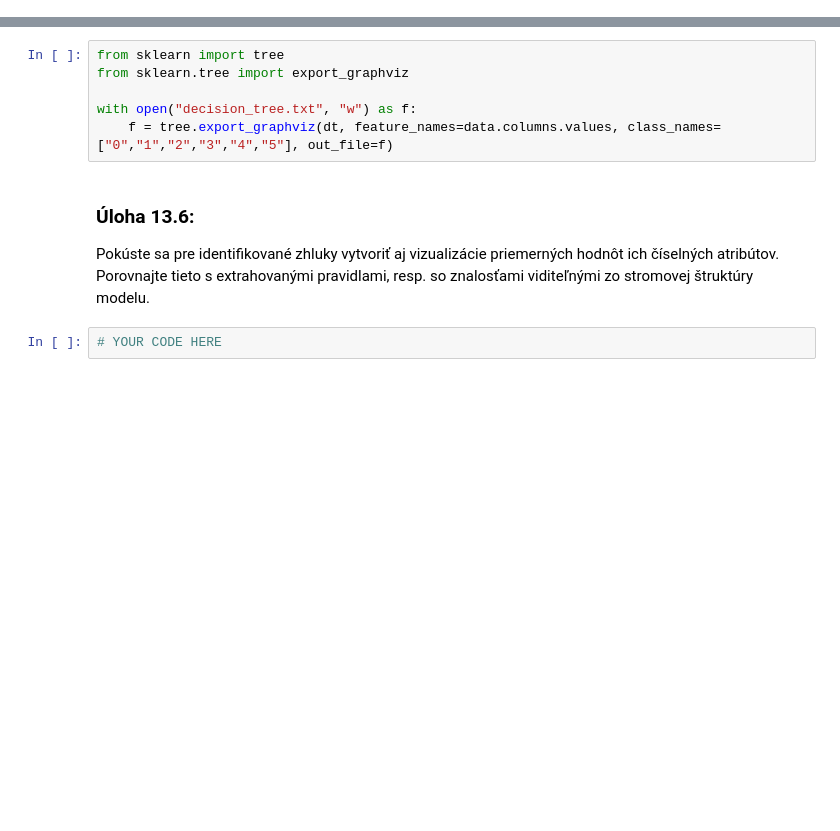
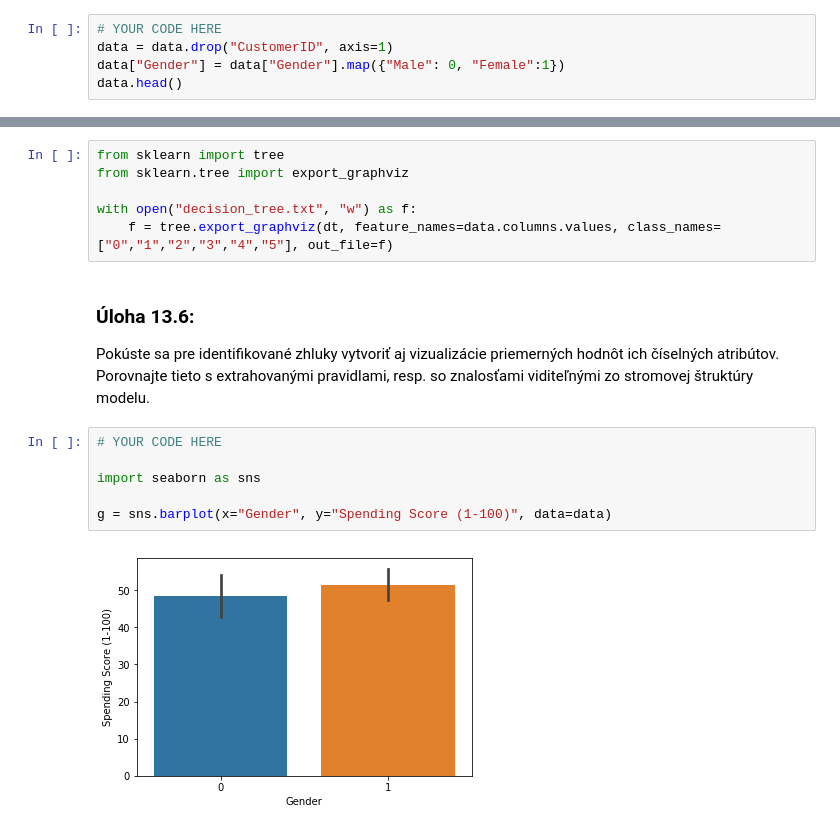
Before and after one commit to sarny/WDA-Kosice, a Jupyter notebook: 14/notebooks/clustering2.ipynb, the cells around one changed output, grey strips where cells are left out. Drawn from its saved outputs; the diff is of its cells as text; blank space fills up the shorter version.

```diff
--- a/14/notebooks/clustering2.ipynb
+++ b/14/notebooks/clustering2.ipynb
@@ -25,0 +31,5 @@ Najprv si dáta pripravíme jednoduchým predspracovaním:
+# %%
+# YOUR CODE HERE
+data = data.drop("CustomerID", axis=1)
+data["Gender"] = data["Gender"].map({"Male": 0, "Female":1})
+data.head()
@@ -101,5 +141,11 @@ with open("decision_tree.txt", "w") as f:
 ### Úloha 13.6:
 
 Pokúste sa pre identifikované zhluky vytvoriť aj vizualizácie priemerných hodnôt ich číselných atribútov. Porovnajte tieto s extrahovanými pravidlami, resp. so znalosťami viditeľnými zo stromovej štruktúry modelu.
-# %%
-# YOUR CODE HERE
+# %%
+# YOUR CODE HERE
+
+import seaborn as sns
+
+g = sns.barplot(x="Gender", y="Spending Score (1-100)", data=data)
+# %% [output]
+[figure, added]
```
Also changed, not shown: parts of 9 cells of this notebook, 7 other files.
